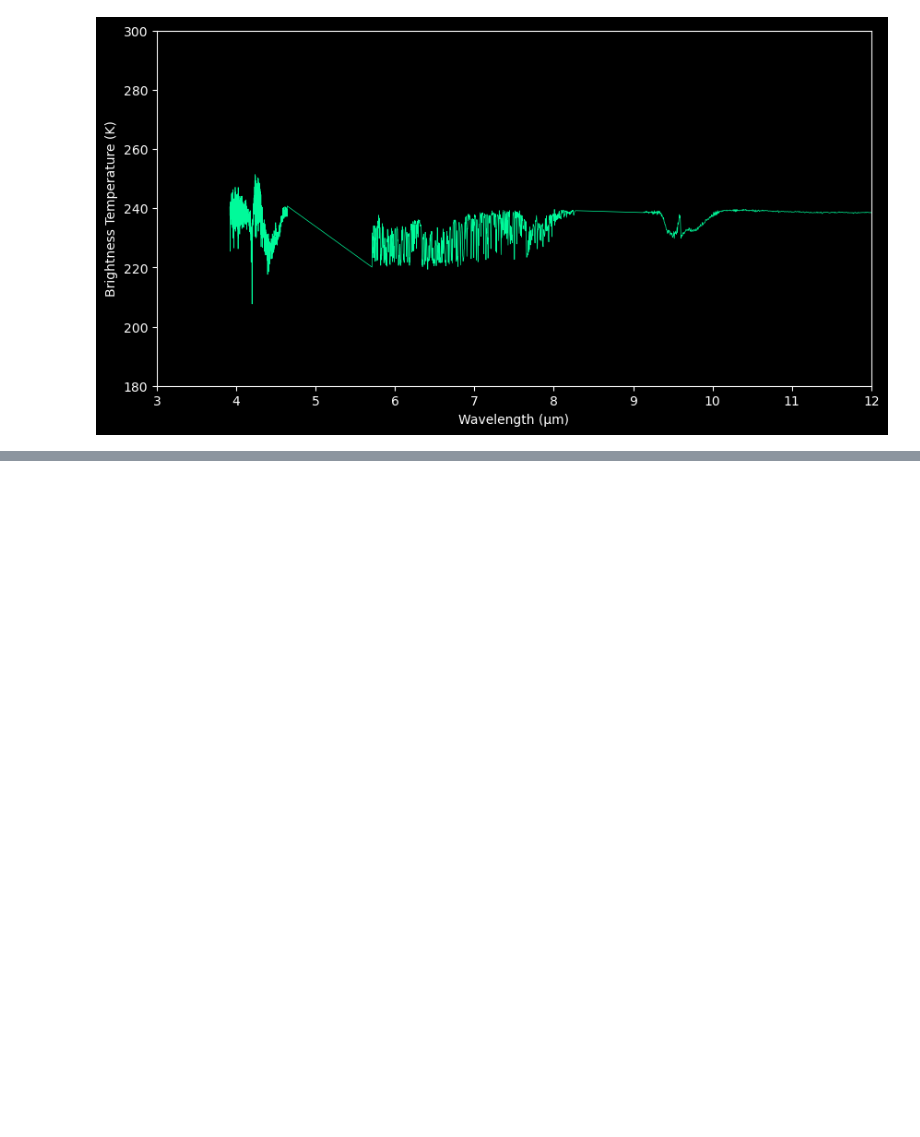
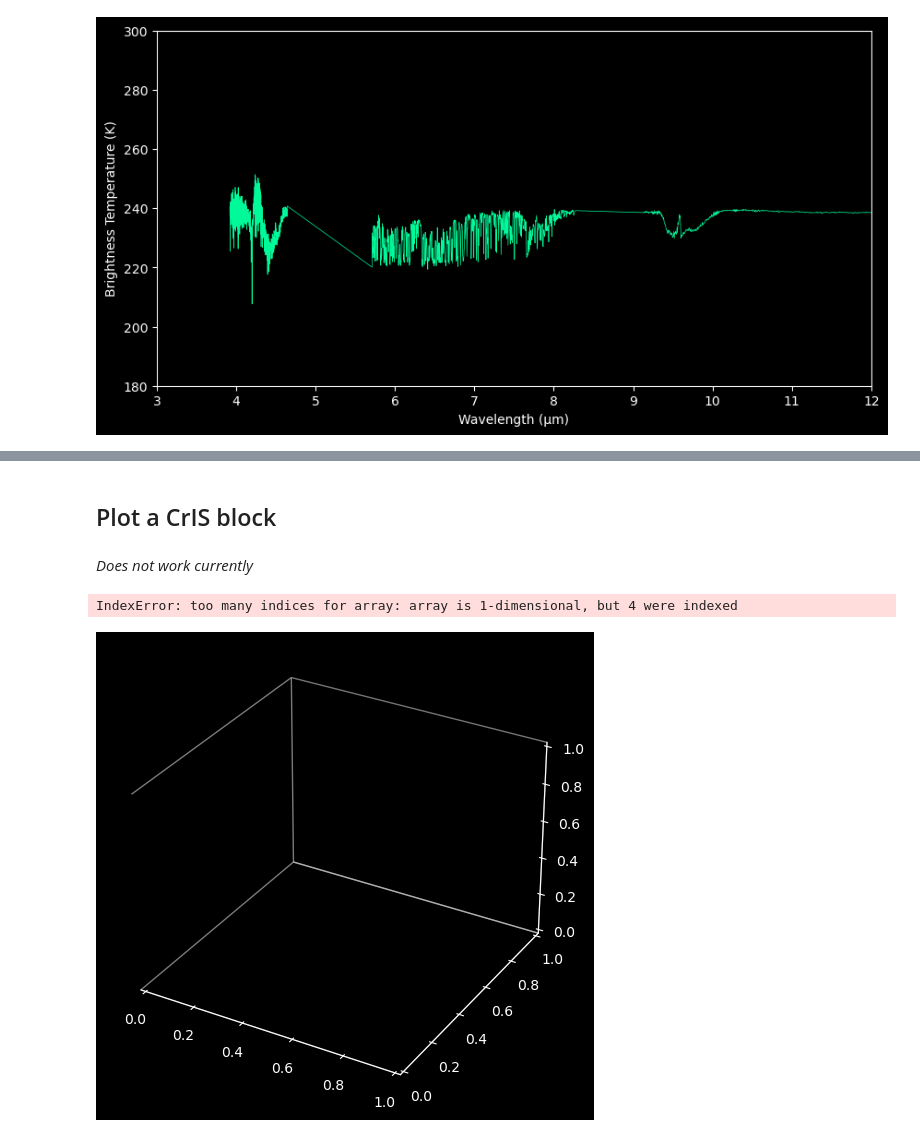
Before and after one commit to jesseturner/spectral_analysis, a Jupyter notebook: ANALYSIS_cris.ipynb, the cells around one changed output, grey strips where cells are left out. Cells and saved outputs as stored; diff of their text form; code cells hidden in the pictures; blank space fills up the shorter version.

Commit message:
Putting CrIS plotting in notebook

```diff
--- a/ANALYSIS_cris.ipynb
+++ b/ANALYSIS_cris.ipynb
@@ -165,0 +197,59 @@ plt.show()
+# %% [markdown]
+## Plot a CrIS block
+# %% [markdown]
+*Does not work currently*
+# %%
+ds = c_utils.open_cris_data("data/cris/from_earthaccess/SNDR.J1.CRIS.20260306T0024.m06.g005.L1B.std.v03_08.G.260306075422.nc")
+# %%
+import matplotlib.colors as mcolors
+
+rad = ds['wnum_lw'].values
+x = ds['xtrack'].values
+y = ds['atrack'].values
+z = ds['wnum_lw'].values
+
+X, Y = np.meshgrid(x, y)
+
+fig = plt.figure(figsize=(8, 6), facecolor='black')
+ax = fig.add_subplot(111, projection='3d', facecolor='black')
+
+#--- Make background clean
+ax.xaxis.pane.fill = False
+ax.yaxis.pane.fill = False
+ax.zaxis.pane.fill = False
+ax.grid(False)
+
+#--- Color scaling
+vmin = np.min(rad)#+27 # Adjusted to get colors to line up nicely
+vmax = np.max(rad)#-27
+cmap = mcolors.LinearSegmentedColormap.from_list(
+            "custom_cmap",
+            [(0, "#A9A9A9"), (0.5, "white"), (1, "#1167b1")]
+        )
+norm = mcolors.TwoSlopeNorm(vmin=-3, vcenter=0, vmax=3)
+
+#--- Plot stacked slices
+set_min = 150 # Customizing the appearance of the stack
+set_max = 550
+for i in range(set_min,set_max):
+    rad_i = rad[:,:,0,i]
+
+    ax.contourf(
+        X, Y, rad_i,
+        levels=10,
+        zdir='z',
+        offset=z[i],
+        cmap=cmap,
+        vmin=vmin,
+        vmax=vmax
+        )
+
+#--- Viewing angle
+ax.set_zlim(z[set_min], z[set_max])
+ax.view_init(elev=25, azim=-60)
+
+plt.savefig(f"plots/{today_date_str}_cris_block.png", dpi=200, bbox_inches='tight')
+plt.show()
+# %% [output]
+IndexError: too many indices for array: array is 1-dimensional, but 4 were indexed
+[figure, added]
```
Also changed, not shown: parts of 3 cells of this notebook, 3 other files.
